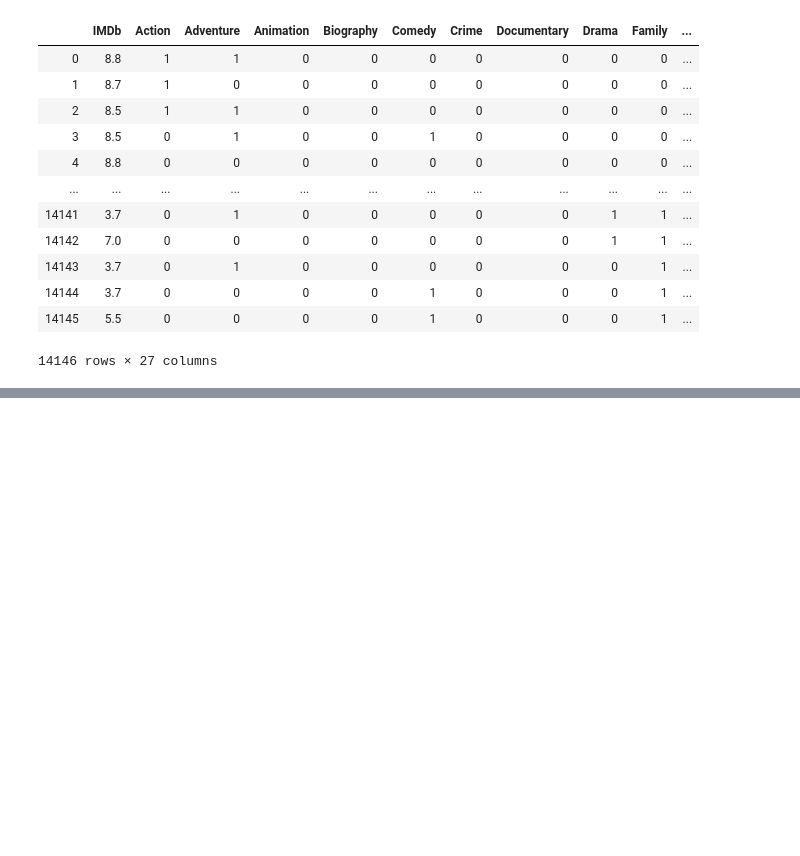
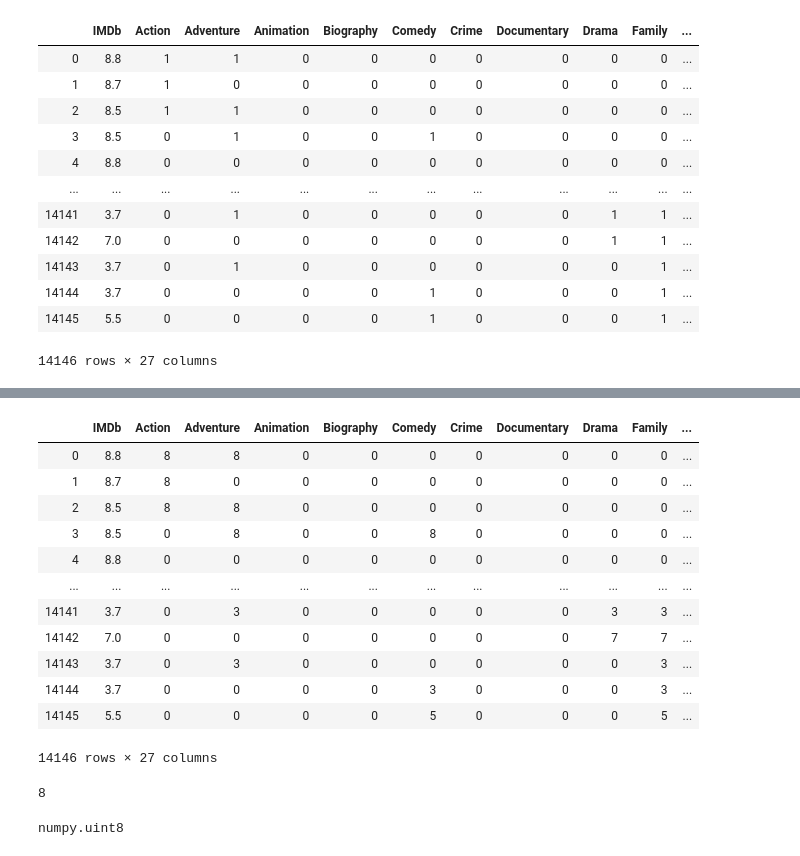
Before and after one commit to SalimAmarti/OTT_movies_Project, a Jupyter notebook: OTT project.ipynb, the cells around one changed output, grey strips where cells are left out. Cells and saved outputs as stored; diff of their text form; code cells hidden in the pictures; blank space fills up the shorter version.

Commit message:
continue genre rating analysis

```diff
--- a/OTT project.ipynb
+++ b/OTT project.ipynb
@@ -1081,7 +1084,7 @@ genre_val = []
 rating_val = []
 for i in (0,len(top_genre_rating)):
     for j in top_genre_rating.columns:
-        genre_val[] = j
+        genre_val[i] = j
         if top_genre_rating[j][i] == 1:
             top_genre_rating_col['Rating'] = top_genre_rating_col['Rating'].append(top_genre_rating['IMDb'][i])
 # %% [output]
@@ -1096,0 +1092,6 @@ test2
+# %%
+for i in range(0,len(top_genre_rating)):
+    for j in top_genre_rating.columns:
+        if top_genre_rating[j][i] == 1:
+            top_genre_rating[j][i] = pd.to_numeric(top_genre_rating['IMDb'][i],downcast='float')
+            top_genre_rating[j][i] = float(top_genre_rating[j][i])
@@ -1096,0 +1107,24 @@ test2
+# %%
+top_genre_rating
+# %% [output]
+|  | IMDb | Action | Adventure | Animation | Biography | Comedy | Crime | Documentary | Drama | Family | ... |
+| 0 | 8.8 | 8 | 8 | 0 | 0 | 0 | 0 | 0 | 0 | 0 | ... |
+| 1 | 8.7 | 8 | 0 | 0 | 0 | 0 | 0 | 0 | 0 | 0 | ... |
+| 2 | 8.5 | 8 | 8 | 0 | 0 | 0 | 0 | 0 | 0 | 0 | ... |
+| 3 | 8.5 | 0 | 8 | 0 | 0 | 8 | 0 | 0 | 0 | 0 | ... |
+| 4 | 8.8 | 0 | 0 | 0 | 0 | 0 | 0 | 0 | 0 | 0 | ... |
+| ... | ... | ... | ... | ... | ... | ... | ... | ... | ... | ... | ... |
+| 14141 | 3.7 | 0 | 3 | 0 | 0 | 0 | 0 | 0 | 3 | 3 | ... |
+| 14142 | 7.0 | 0 | 0 | 0 | 0 | 0 | 0 | 0 | 7 | 7 | ... |
+| 14143 | 3.7 | 0 | 3 | 0 | 0 | 0 | 0 | 0 | 0 | 3 | ... |
+| 14144 | 3.7 | 0 | 0 | 0 | 0 | 3 | 0 | 0 | 0 | 3 | ... |
+| 14145 | 5.5 | 0 | 0 | 0 | 0 | 5 | 0 | 0 | 0 | 5 | ... |
+14146 rows × 27 columns
+# %%
+top_genre_rating['Action'][0]
+# %% [output]
+8
+# %%
+type(top_genre_rating['Action'][0])
+# %% [output]
+numpy.uint8
```
Also changed, not shown: parts of 8 cells of this notebook.
